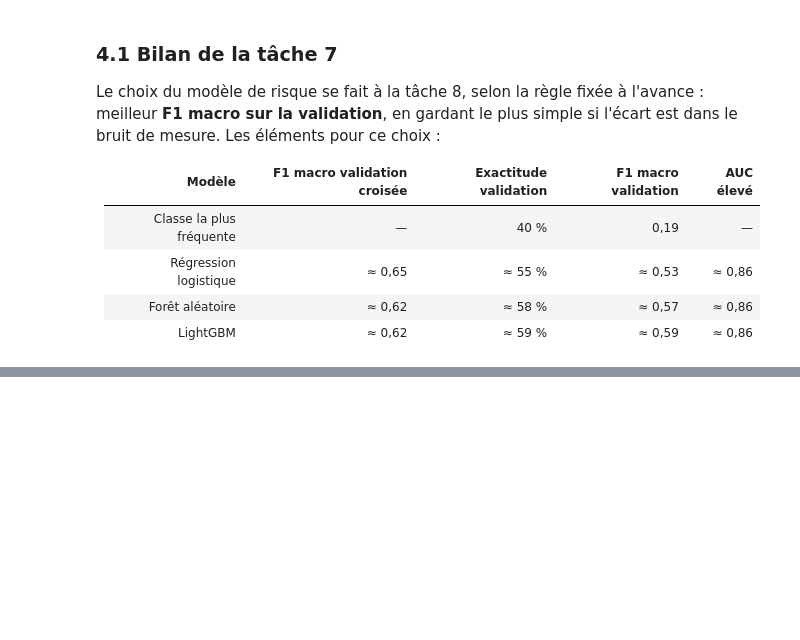
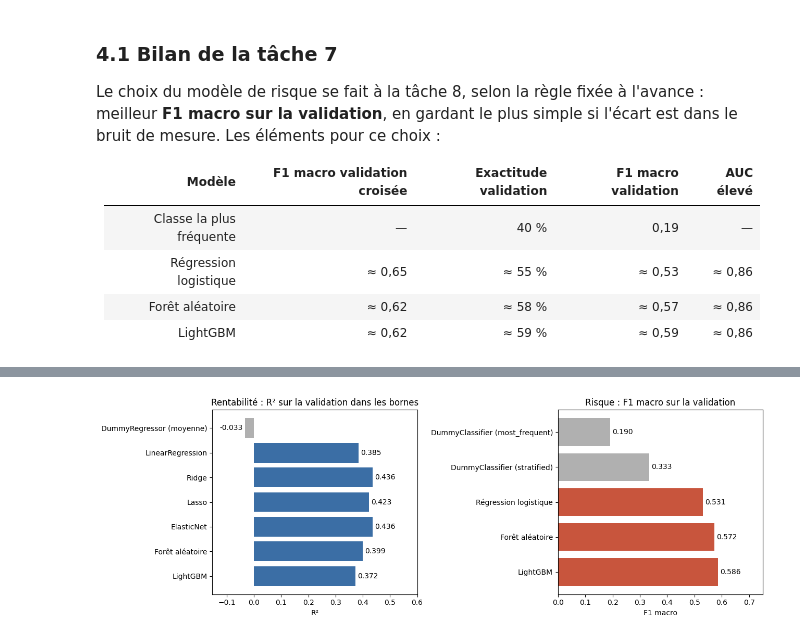
Before and after one commit to IlyasBBB/ia-agentique-investissement, a Jupyter notebook: notebooks/role1/02_modeles.ipynb, the cells around one changed output, grey strips where cells are left out. Drawn from its saved outputs; the diff is of its cells as text; code cells hidden in the pictures; blank space fills up the shorter version.

```diff
--- a/notebooks/role1/02_modeles.ipynb
+++ b/notebooks/role1/02_modeles.ipynb
@@ -605,0 +612,13 @@ Le choix du modèle de risque se fait à la tâche 8, selon la règle fixée à
+# %%
+DOSSIER_RAPPORTS = RACINE / "reports" / "role1"
+
+reference_bornes = resultats_reference[resultats_reference["entraînement"] == "entraînement dans les bornes"]
+comparaison_rentabilite = pd.concat([reference_bornes[reference_bornes["modèle"].str.startswith("Dummy")],
+                                     resultats_rentabilite], ignore_index=True)
+colonnes_rentabilite = ["modèle", "RMSE validation croisée", "R2 entraînement",
+                        "RMSE (validation dans les bornes)", "MAE (validation dans les bornes)",
+                        "R2 (validation dans les bornes)", "RMSE (validation complète)",
+                        "MAE (validation complète)", "R2 (validation complète)"]
+comparaison_rentabilite = comparaison_rentabilite[colonnes_rentabilite]
+comparaison_rentabilite.to_csv(DOSSIER_RAPPORTS / "comparaison_rentabilite.csv", index=False)
+comparaison_rentabilite.round(3)
@@ -605,0 +634,9 @@ Le choix du modèle de risque se fait à la tâche 8, selon la règle fixée à
+# %%
+colonnes_risque = ["modèle", "F1 macro validation croisée", "écart-type entre plis", "exactitude entraînement",
+                   "exactitude", "F1 macro", "AUC élevé contre le reste",
+                   "rappel faible", "rappel moyen", "rappel eleve"]
+comparaison_risque = resultats_risque.reindex(columns=colonnes_risque).rename(
+    columns={"exactitude": "exactitude validation", "F1 macro": "F1 macro validation",
+             "AUC élevé contre le reste": "AUC élevé validation"})
+comparaison_risque.to_csv(DOSSIER_RAPPORTS / "comparaison_risque.csv", index=False)
+comparaison_risque.round(3)
@@ -605,0 +650,18 @@ Le choix du modèle de risque se fait à la tâche 8, selon la règle fixée à
+# %%
+fig, axes = plt.subplots(1, 2, figsize=(13, 4.5))
+r2 = comparaison_rentabilite.set_index("modèle")["R2 (validation dans les bornes)"]
+axes[0].barh(r2.index, r2.values, color=["#b0b0b0" if m.startswith("Dummy") else "#3b6ea5" for m in r2.index])
+axes[0].bar_label(axes[0].containers[0], fmt="%.3f", padding=3)
+axes[0].set(title="Rentabilité : R² sur la validation dans les bornes", xlabel="R²", xlim=(min(0, r2.min()) - 0.12, 0.6))
+axes[0].invert_yaxis()
+
+f1 = comparaison_risque.set_index("modèle")["F1 macro validation"]
+axes[1].barh(f1.index, f1.values, color=["#b0b0b0" if m.startswith("Dummy") else "#c8553d" for m in f1.index])
+axes[1].bar_label(axes[1].containers[0], fmt="%.3f", padding=3)
+axes[1].set(title="Risque : F1 macro sur la validation", xlabel="F1 macro", xlim=(0, 0.75))
+axes[1].invert_yaxis()
+plt.tight_layout()
+plt.savefig(DOSSIER_RAPPORTS / "comparaison_modeles.png", dpi=120)
+plt.show()
+# %% [output]
+[figure, added]
```
Also changed, not shown: parts of 11 cells of this notebook, 6 other files.
